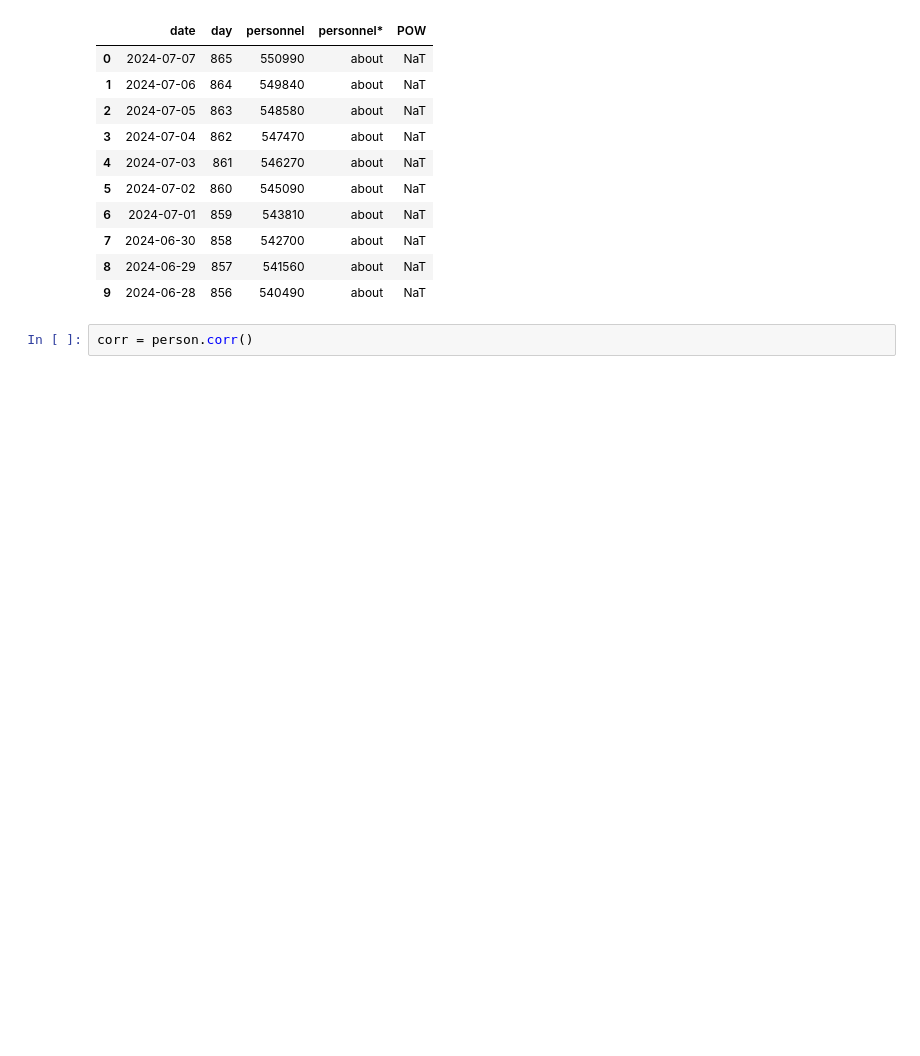
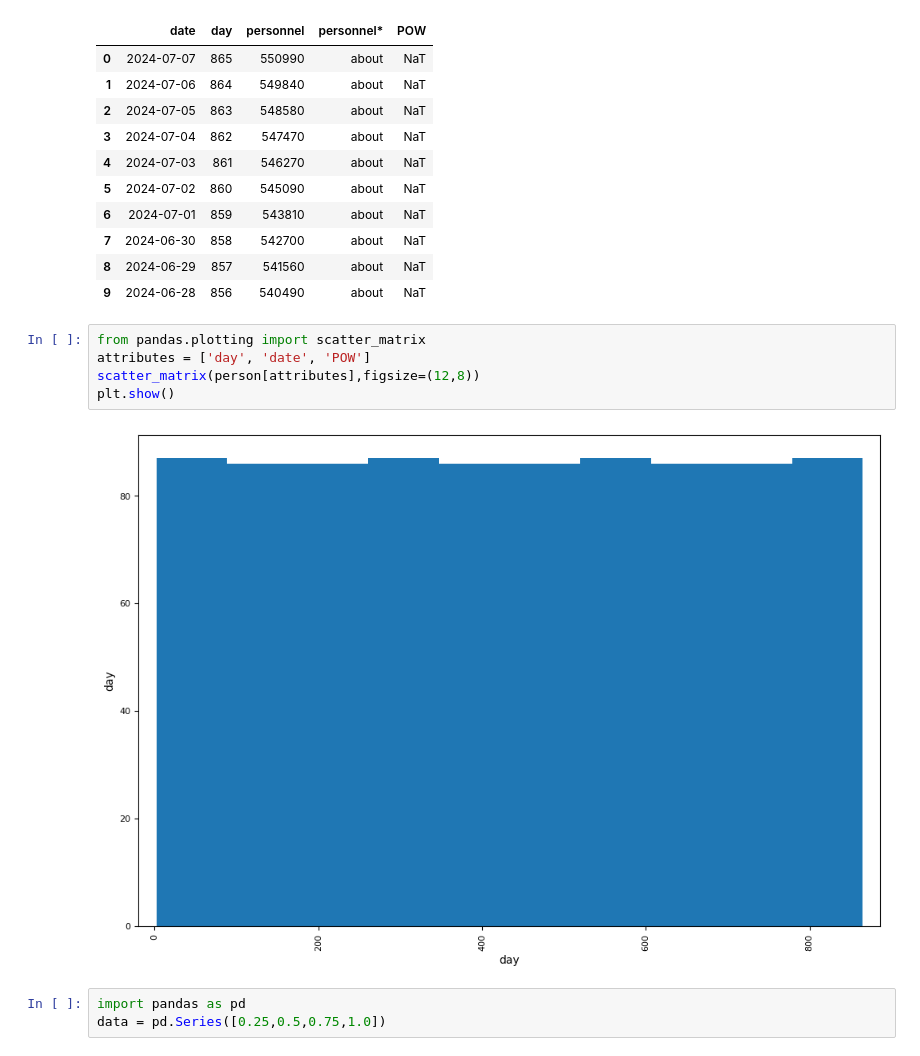
Before and after one commit to grimoiredecs/Russo-Ukraine-War-A-Statistical-Viewpoint, a Jupyter notebook: main.ipynb, the cells around one changed output. Saved outputs shown, nothing was run; the diff lists cells and outputs as text; blank space fills up the shorter version.

```diff
--- a/main.ipynb
+++ b/main.ipynb
@@ -112,5 +110,13 @@ person.head(10)
 | 7 | 2024-06-30 | 858 | 542700 | about | NaT |
 | 8 | 2024-06-29 | 857 | 541560 | about | NaT |
 | 9 | 2024-06-28 | 856 | 540490 | about | NaT |
-# %%
-corr = person.corr()
+# %%
+from pandas.plotting import scatter_matrix
+attributes = ['day', 'date', 'POW']
+scatter_matrix(person[attributes],figsize=(12,8))
+plt.show()
+# %% [output]
+[figure, added]
+# %%
+import pandas as pd
+data = pd.Series([0.25,0.5,0.75,1.0])
```
Also changed, not shown: parts of 2 cells of this notebook, 4 other files.
